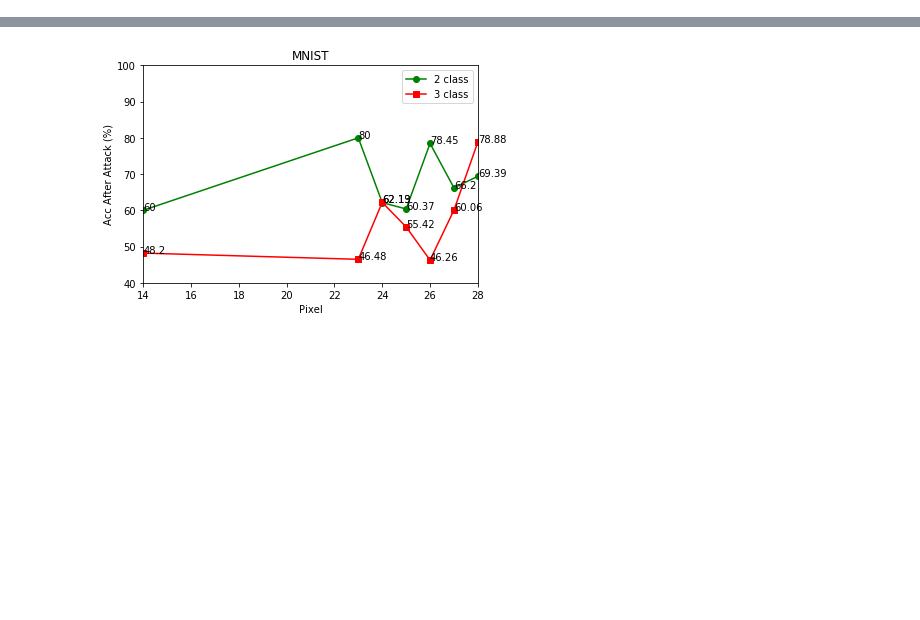
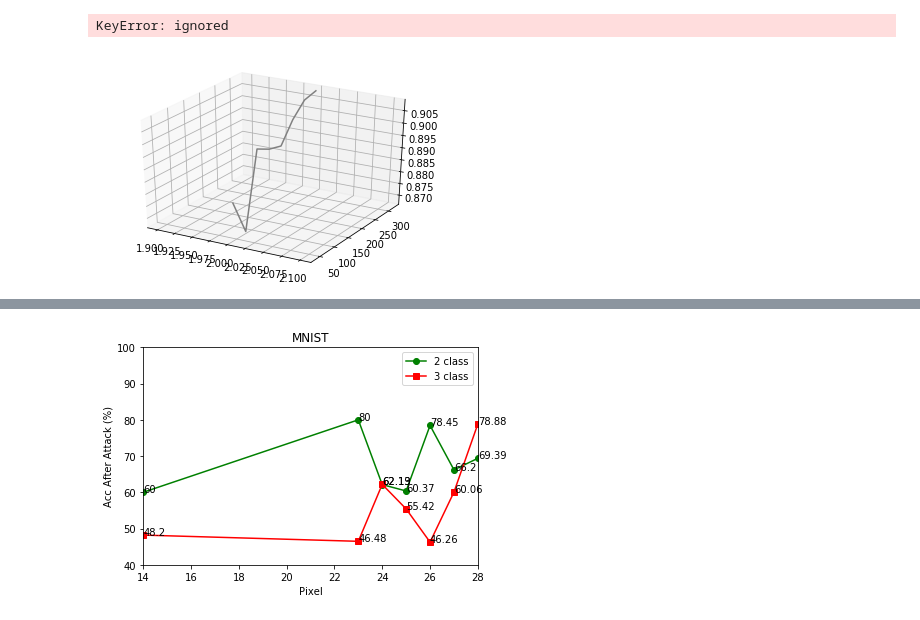
Before and after one commit to charismaticchiu/Adversarial_Resolution, a Jupyter notebook: plot.ipynb, the cells around one changed output, grey strips where cells are left out. Saved outputs shown, nothing was run; the diff lists cells and outputs as text; code cells hidden in the pictures; blank space fills up the shorter version.

```diff
--- a/plot.ipynb
+++ b/plot.ipynb
@@ -6,0 +109,26 @@ import seaborn as sn
+# %%
+# Imagenette 20 epochs
+res = np.load(save_dir + 'imagenette_result.npz', allow_pickle=True)
+res = res['arr_0'].item()
+
+
+# before
+fig = plt.figure()
+ax = plt.axes(projection='3d')
+n_classes = list(res['before'].keys())
+pixels = list(res['before'][n_classes[0]].keys())
+
+for nb_classes in n_classes:
+  acc = []
+  for ps in pixels:
+    acc.append(res['before'][nb_classes][ps])
+  ax.plot3D([nb_classes]*len(pixels), pixels, acc, 'gray')
+
+ax.set_xlabel('# classes')
+ax.set_ylabel('pixel')
+ax.set_zlabel('accuracy')
+plt.title('Fashion Acc Before Attack')
+plt.show()
+# %% [output]
+KeyError: ignored
+[figure, added]
```
Also changed, not shown: parts of 5 cells of this notebook.
